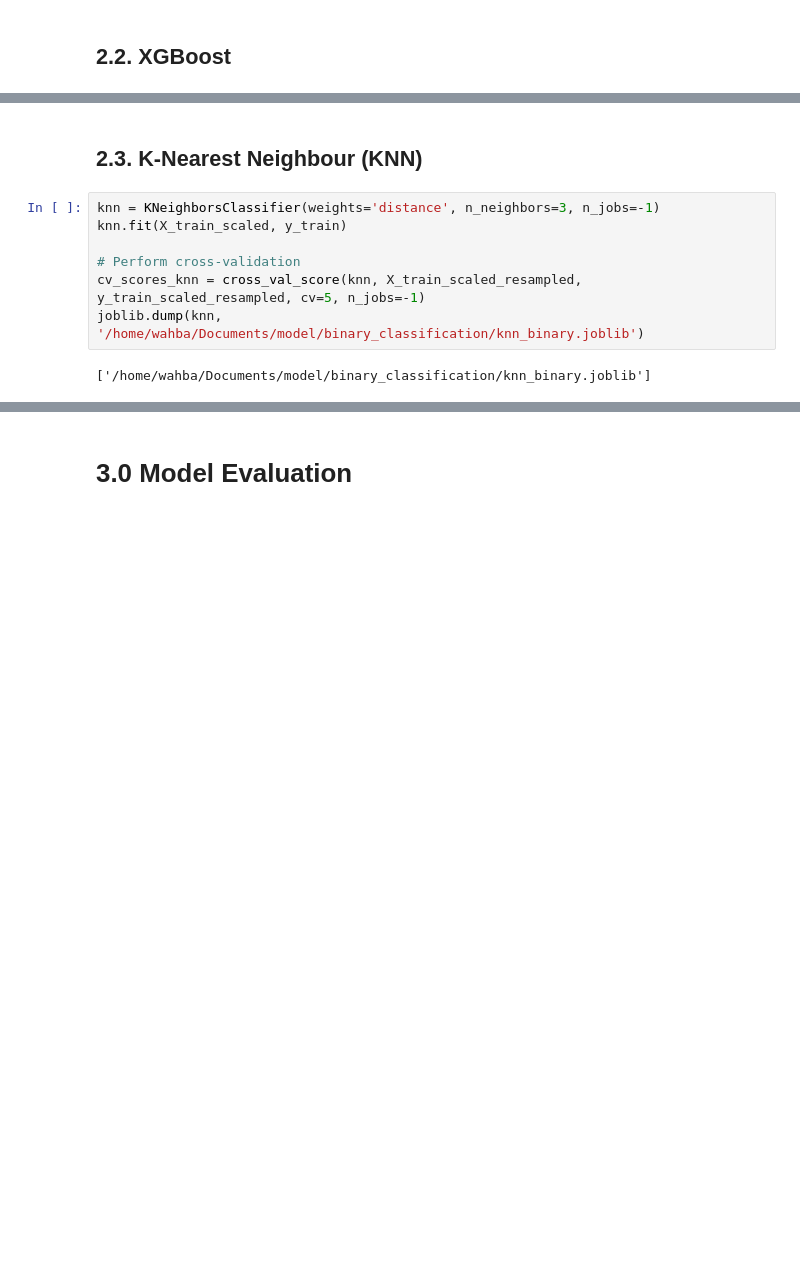
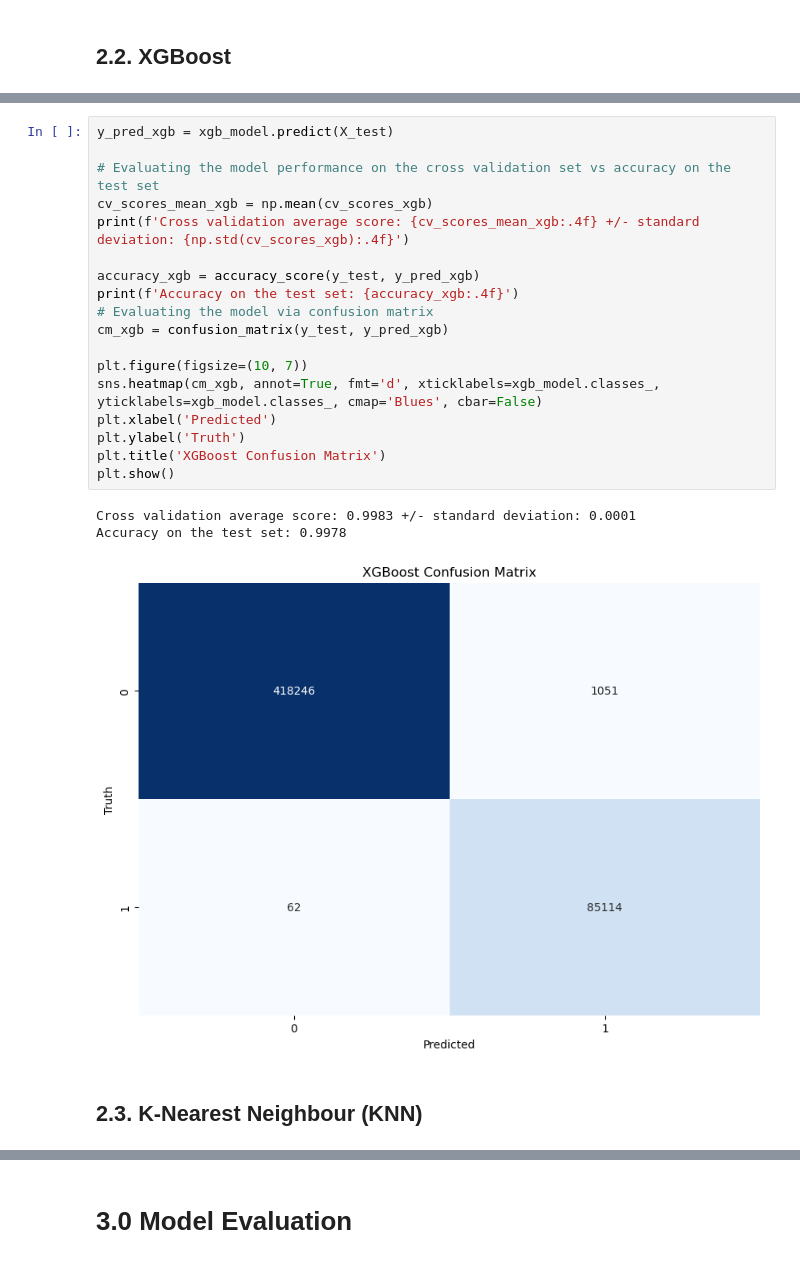
Before and after one commit to wahbakamaluddin/nids4, a Jupyter notebook: notebook/main/main/4_a_ML_Training_Benign_Attack.ipynb, the cells around one changed output, grey strips where cells are left out. Saved outputs shown, nothing was run; the diff lists cells and outputs as text; blank space fills up the shorter version.

```diff
--- a/notebook/main/main/4_a_ML_Training_Benign_Attack.ipynb
+++ b/notebook/main/main/4_a_ML_Training_Benign_Attack.ipynb
@@ -192,11 +280,24 @@ Note: You have installed the 'manylinux2014' variant of XGBoost. Certain feature
+# %%
+y_pred_xgb = xgb_model.predict(X_test)
+
+# Evaluating the model performance on the cross validation set vs accuracy on the test set
+cv_scores_mean_xgb = np.mean(cv_scores_xgb)
+print(f'Cross validation average score: {cv_scores_mean_xgb:.4f} +/- standard deviation: {np.std(cv_scores_xgb):.4f}')
+
+accuracy_xgb = accuracy_score(y_test, y_pred_xgb)
+print(f'Accuracy on the test set: {accuracy_xgb:.4f}')
+# Evaluating the model via confusion matrix
+cm_xgb = confusion_matrix(y_test, y_pred_xgb)
+
+plt.figure(figsize=(10, 7))
+sns.heatmap(cm_xgb, annot=True, fmt='d', xticklabels=xgb_model.classes_, yticklabels=xgb_model.classes_, cmap='Blues', cbar=False)
+plt.xlabel('Predicted')
+plt.ylabel('Truth')
+plt.title('XGBoost Confusion Matrix')
+plt.show()
+# %% [output]
+Cross validation average score: 0.9983 +/- standard deviation: 0.0001
+Accuracy on the test set: 0.9978
+[figure, added]
 # %% [markdown]
 ## 2.3. K-Nearest Neighbour (KNN)
-# %%
-knn = KNeighborsClassifier(weights='distance', n_neighbors=3, n_jobs=-1)
-knn.fit(X_train_scaled, y_train)
-
-# Perform cross-validation
-cv_scores_knn = cross_val_score(knn, X_train_scaled_resampled, y_train_scaled_resampled, cv=5, n_jobs=-1)
-joblib.dump(knn, '/home/wahba/Documents/model/binary_classification/knn_binary.joblib')
-# %% [output]
-['/home/wahba/Documents/model/binary_classification/knn_binary.joblib']
```
Also changed, not shown: parts of 10 cells of this notebook.
